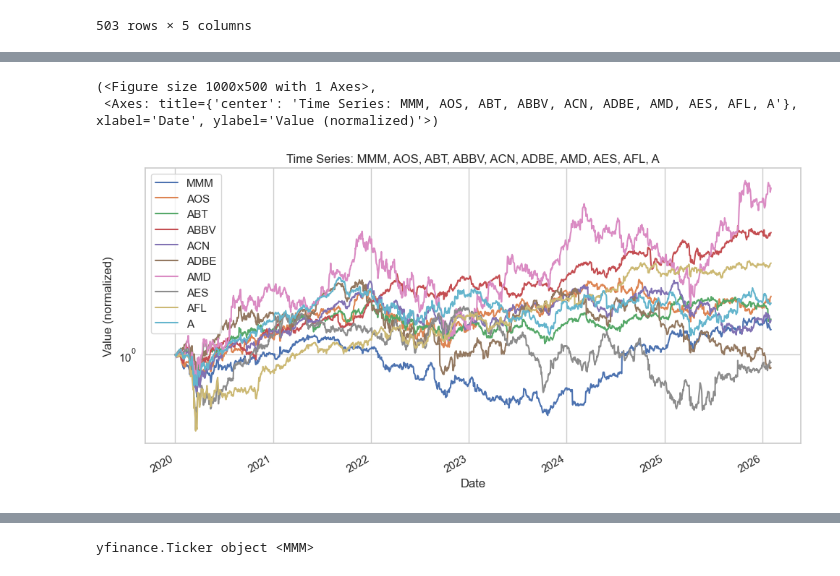
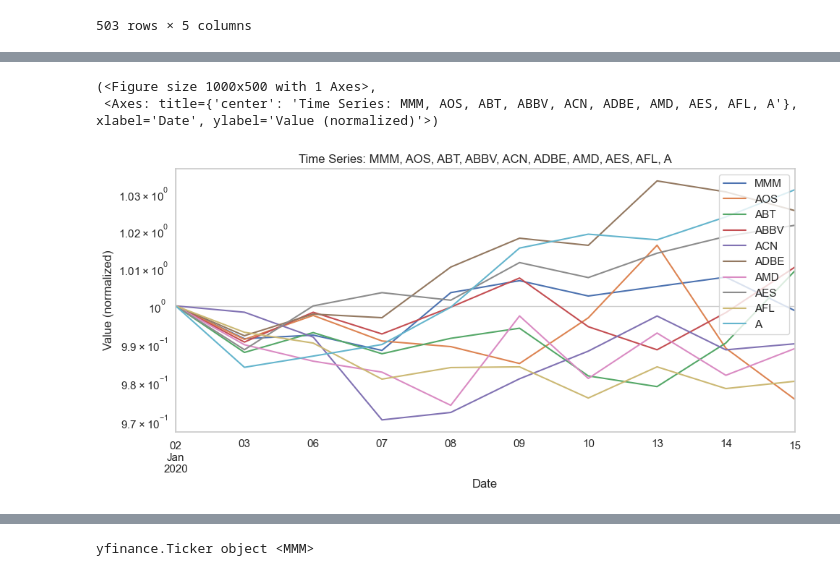
Before and after one commit to yev-dev/quant-finance, a Jupyter notebook: data_notebook.ipynb, the cells around one changed output, grey strips where cells are left out. Saved outputs shown, nothing was run; the diff lists cells and outputs as text; code cells hidden in the pictures.

```diff
--- a/data_notebook.ipynb
+++ b/data_notebook.ipynb
@@ -24,9 +24,8 @@ from qf.core.data import (
 # Select sample tickers (S&P 500 list intersect or explicit selection)
 try:
     sp = get_instruments_data()
-    tickers = sp['symbol'].head(10).tolist()  # take first 10 for demo
+    tickers = sp['symbol'].tolist()  # take first 10 for demo
 except Exception:
     # tickers = ['AAPL', 'MSFT', 'AMZN', 'GOOGL', 'META']  # fallback list
     # tickers = ['ATO.PA', '^SBF120', '^FCHI']
     tickers = ['^FCHI']
-tickers
@@ -82,6 +112,6 @@ prices_df.head()
 # %%
-plot_time_series(prices_df, tickers, start_date=start_date_prices, end_date=end_date_prices, normalize=True, log_scale=True)
+plot_time_series(prices_df.iloc[:10], tickers[:10], start_date=start_date_prices, end_date=end_date_prices, normalize=True, log_scale=True)
 # %% [output]
 (<Figure size 1000x500 with 1 Axes>,
  <Axes: title={'center': 'Time Series: MMM, AOS, ABT, ABBV, ACN, ADBE, AMD, AES, AFL, A'}, xlabel='Date', ylabel='Value (normalized)'>)
-[figure, old version]
+[figure, new version]
```
Also changed, not shown: parts of 17 cells of this notebook, 2 other files.
